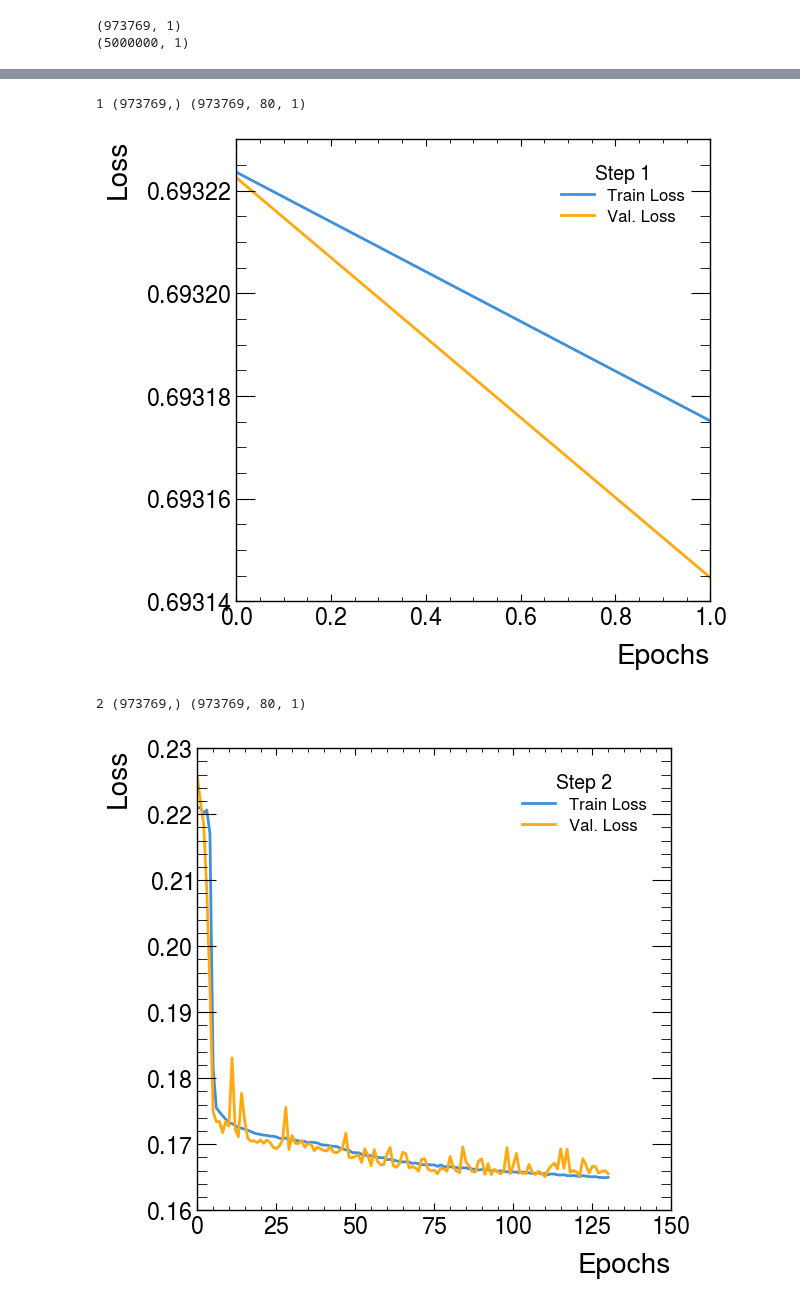
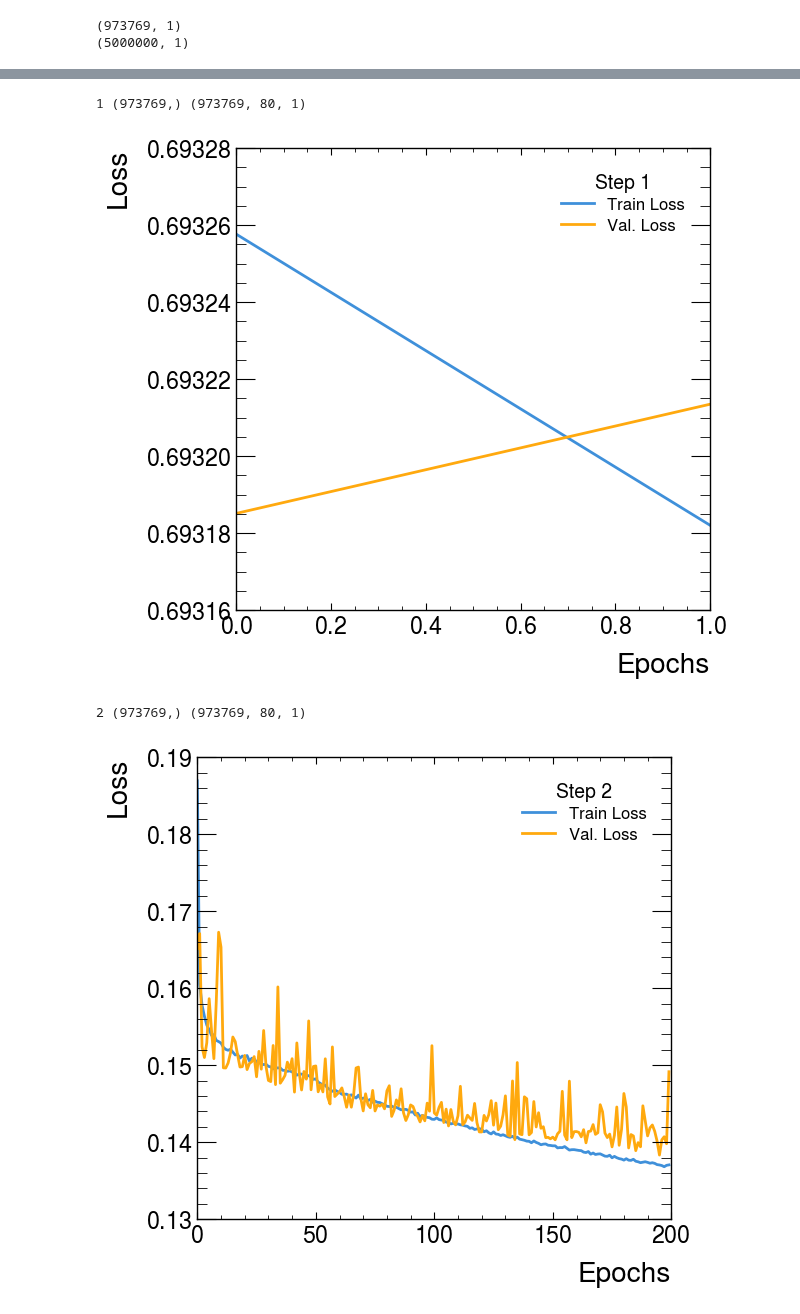
Before and after one commit to badeaa3/unfold-ee-logtau, a Jupyter notebook: ReweightMC/VisualizeReweightMC.ipynb, the cells around one changed output, grey strips where cells are left out. Saved outputs shown, nothing was run; the diff lists cells and outputs as text; code cells hidden in the pictures.

```diff
--- a/ReweightMC/VisualizeReweightMC.ipynb
+++ b/ReweightMC/VisualizeReweightMC.ipynb
@@ -27,9 +17,13 @@ To enable the following instructions: AVX2 FMA, in other operations, rebuild Ten
 # %%
+import ReweightMCDataLoading as rmc
+aleph_mc_name = "ArchivedMC"
+new_mc_name = "Sherpa"
+
 # load particle level distributions
 aleph_mc = rmc.loadDataParticles(
-        filePath = rmc.mc_paths["ArchivedPYTHIA6"]["path"],
-        treeName = rmc.mc_paths["ArchivedPYTHIA6"]["tree"],
-        branches = rmc.mc_paths["ArchivedPYTHIA6"]["branches"],
+        filePath = rmc.mc_paths[aleph_mc_name]["path"],
+        treeName = rmc.mc_paths[aleph_mc_name]["tree"],
+        branches = rmc.mc_paths[aleph_mc_name]["branches"],
         maxNPart = 80
     )
 print(aleph_mc.shape)
@@ -78,3 +73,15 @@ new_mc_thrust = np.log(1-new_mc_thrust).flatten()
 # %% [output]
 (973769, 1)
 (5000000, 1)
+# %%
+sys.path.append("../")
+import dataloader
+import json
+
+with open("../training_conf.json") as f:
+      training_conf = json.load(f)
+
+thrust_branches = ["Thrust"]
+
+# load thrust distributions
+reco_data, reco_mc, gen_mc, pass_reco, pass_gen = dataloader.DataLoader(training_conf)
@@ -81,36 +91,40 @@ new_mc_thrust = np.log(1-new_mc_thrust).flatten()
 # %%
-# training_dir = "training-0eeee3d7/609ff241/model_weights_b22f1cf8" # pre gen cleaning training dir
-training_dir = "training-dcb1df64/38187555/model_weights_fe518abe/" # with gen cleaning
+if new_mc_name == "Pythia8":
+    # training_dir = "training-0eeee3d7/609ff241/model_weights_b22f1cf8" # pre gen cleaning training dir
+    training_dir = "training-dcb1df64/38187555/model_weights_fe518abe/" # with gen cleaning
+elif new_mc_name == "Sherpa":
+    training_dir = "training-4a02ce97/39426550/model_weights_1afea5d3/"
+
 reweight = {}
 
 for i in [1, 2]:
     inFileName = f"/pscratch/sd/b/badea/aleph/unfold-ee-logtau/ReweightMC/results/{training_dir}/Reweight_Step{i}.reweight.npy"
     temp = np.load(inFileName)
     reweight[f"Step{i}"] = temp
     temp = np.tile(temp[:, np.newaxis, np.newaxis], (1, aleph_mc.shape[1], 1))
     reweight[f"Step{i}_tile"] = temp
     print(i, reweight[f"Step{i}"].shape, reweight[f"Step{i}_tile"].shape)
 
     # plot the loss
     fig, ax = plt.subplots(figsize=(6, 6))
     ax.set_xlabel('Epochs')
     ax.set_ylabel('Loss')
     with open(inFileName.replace(".reweight.npy", ".pkl"), 'rb') as f:
         temp = pickle.load(f)
     train_loss = temp['loss']
     val_loss = temp['val_loss']
     epochs = list(range(0, len(train_loss)))
     ax.plot(epochs, train_loss, label=f'Train Loss')
     ax.plot(epochs, val_loss, label=f'Val. Loss')
 
     ax.legend(fontsize=12, ncol=1, loc="upper right", title=f"Step {i}")
-    fig.savefig(f"plots/loss_step{i}.pdf", bbox_inches='tight')
+    fig.savefig(f"plots/{new_mc_name}_loss_step{i}.pdf", bbox_inches='tight')
     plt.show()
 # %% [output]
 1 (973769,) (973769, 80, 1)
-[figure, old version]
+[figure, new version]
 2 (973769,) (973769, 80, 1)
-[figure, old version]
+[figure, new version]
 # %%
 conf = {
     "pmag" : {
```
Also changed, not shown: parts of 8 cells of this notebook, 2 other files.
